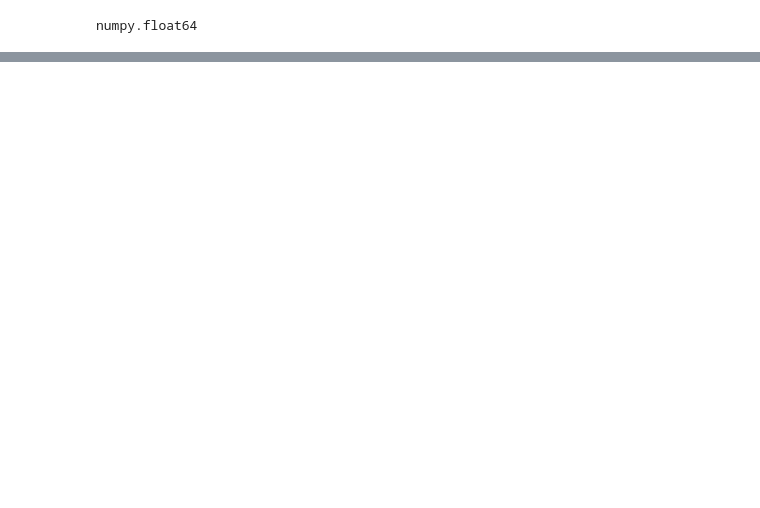
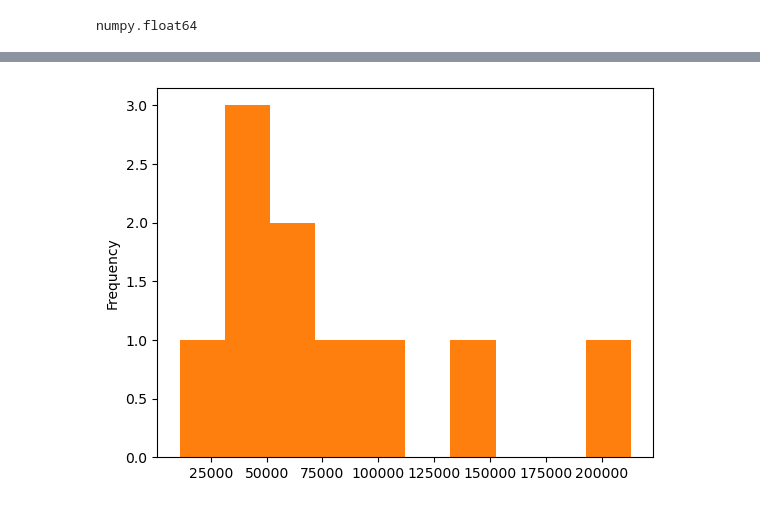
Before and after one commit to Combatd/complete_MLDataScience_bootcamp, a Jupyter notebook: introduction-to-matplotlib.ipynb, the cells around one changed output, grey strips where cells are left out. Drawn from its saved outputs; the diff is of its cells as text; code cells hidden in the pictures; blank space fills up the shorter version.

```diff
--- a/introduction-to-matplotlib.ipynb
+++ b/introduction-to-matplotlib.ipynb
@@ -296,0 +331,6 @@ plt.show()
+# %%
+# How about histograms?
+car_sales["Odometer (KM)"].plot.hist()
+plt.show()
+# %% [output]
+[figure, added]
```
Also changed, not shown: parts of 16 cells of this notebook.
